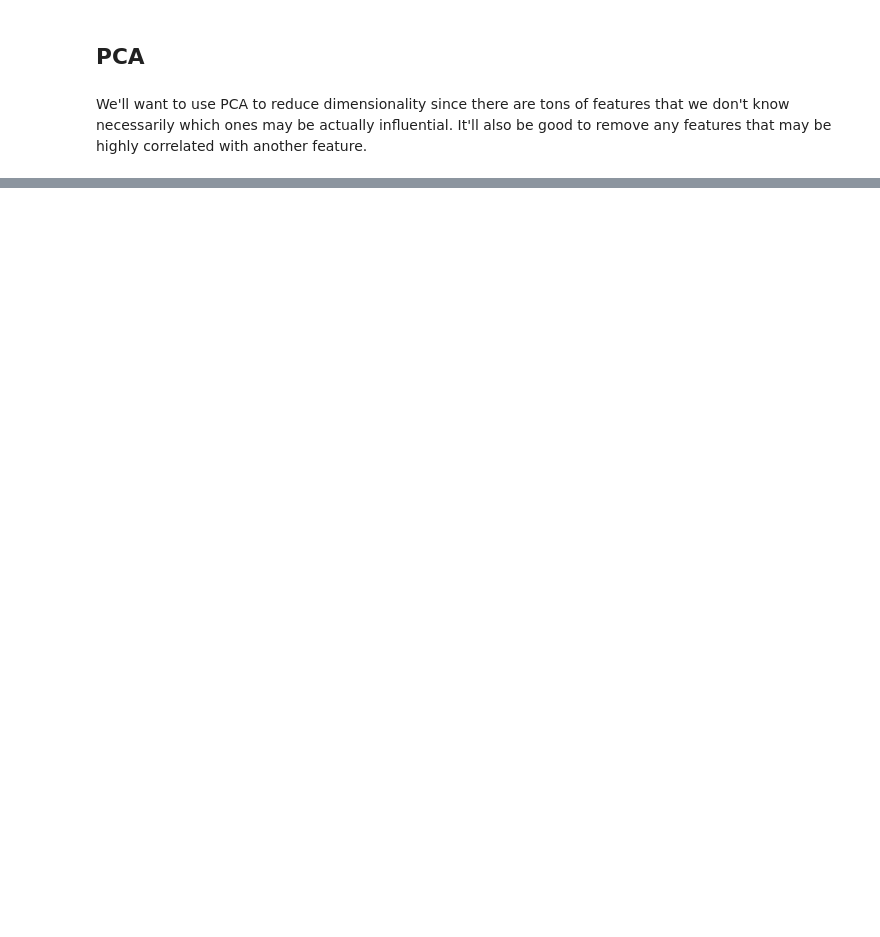
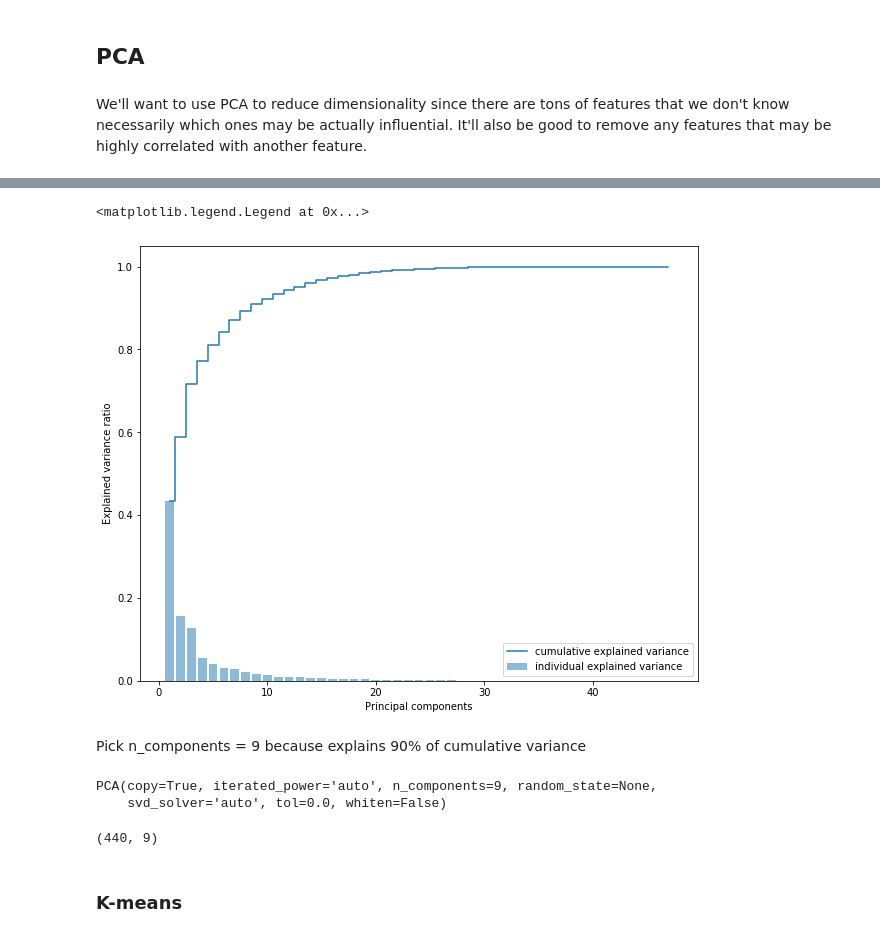
Before and after one commit to derek-y-lee/nba_player_selection, a Jupyter notebook: nbaPlayerClassify.ipynb, the cells around one changed output, grey strips where cells are left out. Saved outputs shown, nothing was run; the diff lists cells and outputs as text; code cells hidden in the pictures; blank space fills up the shorter version.

```diff
--- a/nbaPlayerClassify.ipynb
+++ b/nbaPlayerClassify.ipynb
@@ -309,0 +484,4 @@ We'll want to use PCA to reduce dimensionality since there are tons of features
+# %%
+# stats_train['3P%'] = stats_train['3P%'].fillna(0)
+
+stats_train.fillna({'3P%':0}, inplace=True)
@@ -309,0 +511,7 @@ We'll want to use PCA to reduce dimensionality since there are tons of features
+# %%
+# from sklearn.preprocessing import StandardScaler
+# scaler = StandardScaler()
+from sklearn.preprocessing import MinMaxScaler
+scaler = MinMaxScaler()
+stats_scaled=pd.DataFrame(scaler.fit_transform(stats_train))
+stats_scaled.columns=stats_train.columns
@@ -309,0 +542,5 @@ We'll want to use PCA to reduce dimensionality since there are tons of features
+# %%
+from sklearn.decomposition import PCA
+n_components=stats_train.shape[1]
+pca = PCA(n_components=n_components, random_state=123)
+pca.fit(stats_scaled)
@@ -309,0 +550,10 @@ We'll want to use PCA to reduce dimensionality since there are tons of features
+# %%
+explained_variance_ratio = pca.explained_variance_ratio_
+cum_explained_variance_ratio = np.cumsum(pca.explained_variance_ratio_)
+lst = []
+for i in range (0, n_components):
+    lst.append([i+1, round(explained_variance_ratio[i],6), cum_explained_variance_ratio[i]])
+
+pca_predictor = pd.DataFrame(lst)
+pca_predictor.columns = ['Component', 'Explained Variance', 'Cumulative Explained Variance']
+pca_predictor
@@ -309,0 +578,28 @@ We'll want to use PCA to reduce dimensionality since there are tons of features
+# %%
+plt.subplots(figsize=(10,8))
+
+plt.bar(pca_predictor['Component'],pca_predictor['Explained Variance'], align='center', alpha=0.5,
+       label='individual explained variance')
+plt.step(pca_predictor['Component'],pca_predictor['Cumulative Explained Variance'], where='mid',
+         label='cumulative explained variance')
+plt.xlabel('Principal components')
+plt.ylabel('Explained variance ratio');
+plt.legend(loc='best')
+# %% [output]
+<matplotlib.legend.Legend at 0x...>
+[figure, added]
+# %% [markdown]
+Pick n_components = 9 because explains 90% of cumulative variance
+# %%
+pca = PCA(n_components=9)
+pca.fit(stats_scaled)
+# %% [output]
+PCA(copy=True, iterated_power='auto', n_components=9, random_state=None,
+    svd_solver='auto', tol=0.0, whiten=False)
+# %%
+stats_transformed = pca.fit_transform(stats_scaled)
+stats_transformed.shape
+# %% [output]
+(440, 9)
+# %% [markdown]
+### K-means
```
Also changed, not shown: parts of 36 cells of this notebook.
